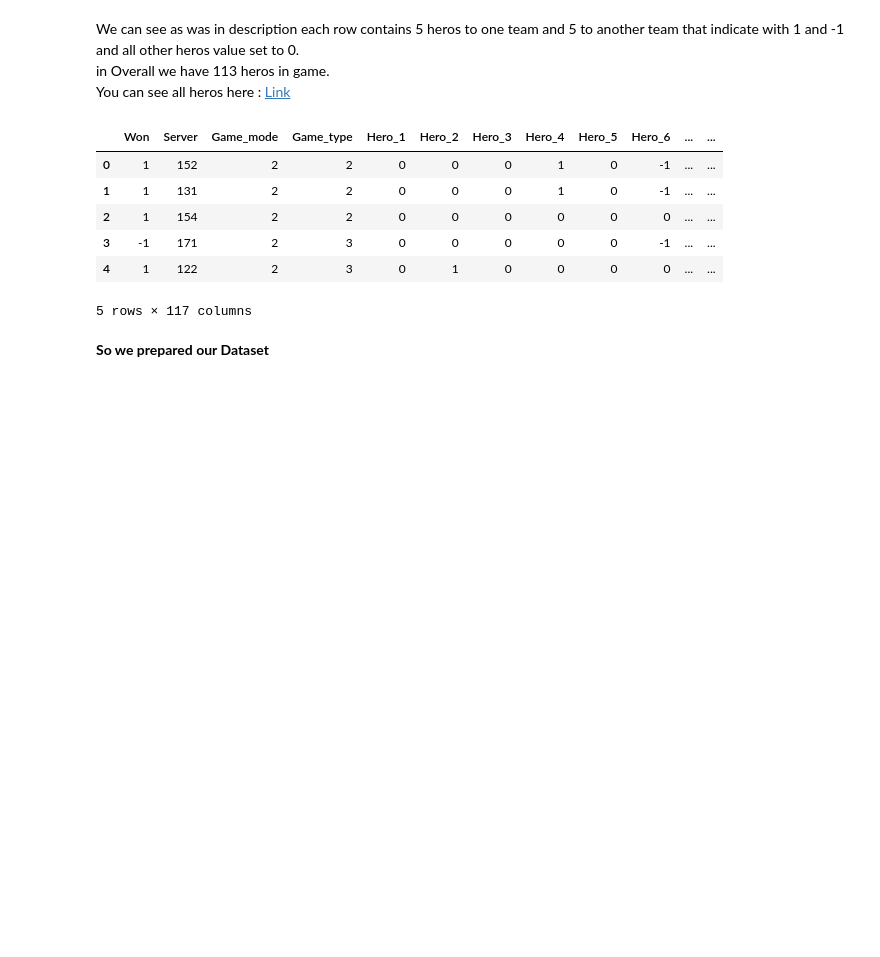
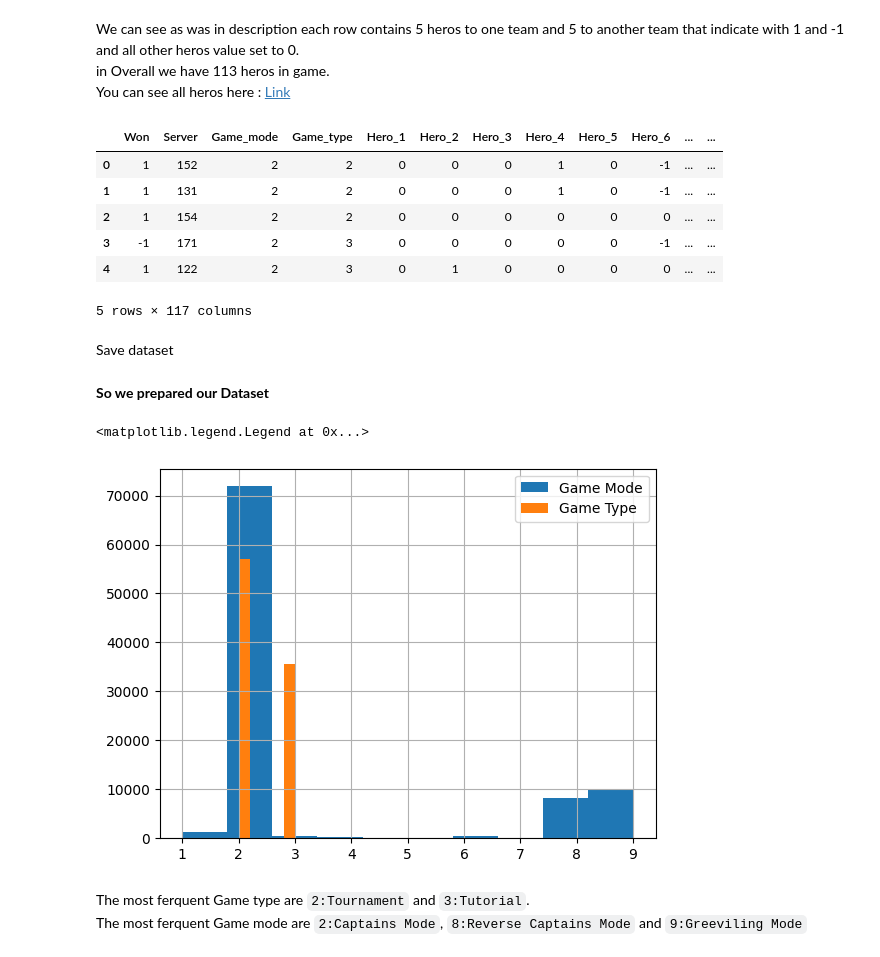
Before and after one commit to mrpintime/Dota2_TI-2016, a Jupyter notebook: Dota2Game.ipynb, the cells around one changed output. Cells and saved outputs as stored; diff of their text form; code cells hidden in the pictures; blank space fills up the shorter version.

```diff
--- a/Dota2Game.ipynb
+++ b/Dota2Game.ipynb
@@ -110,3 +110,5 @@ df_trn.head()
 | 3 | -1 | 171 | 2 | 3 | 0 | 0 | 0 | 0 | 0 | -1 | ... | ... |
 | 4 | 1 | 122 | 2 | 3 | 0 | 1 | 0 | 0 | 0 | 0 | ... | ... |
 5 rows × 117 columns
+# %% [markdown]
+Save dataset
@@ -113,2 +117,12 @@ df_trn.head()
 # %% [markdown]
 **So we prepared our Dataset**
+# %%
+df_trn.Game_mode.hist(label='Game Mode')
+df_trn.Game_type.hist(label='Game Type')
+plt.legend()
+# %% [output]
+<matplotlib.legend.Legend at 0x...>
+[figure, added]
+# %% [markdown]
+The most ferquent Game type are `2:Tournament` and `3:Tutorial`.
+The most ferquent Game mode are `2:Captains Mode`, `8:Reverse Captains Mode` and `9:Greeviling Mode`
```
Also changed, not shown: parts of 26 cells of this notebook.
